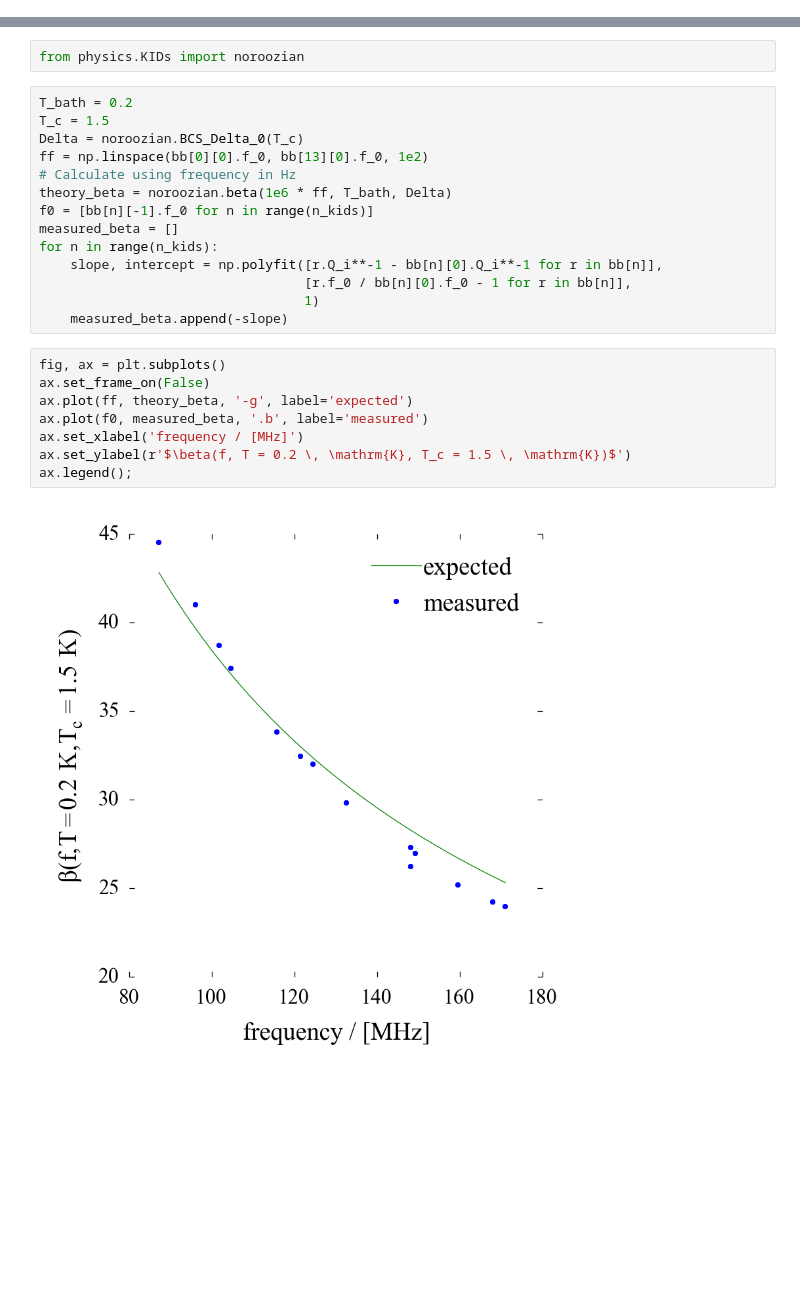
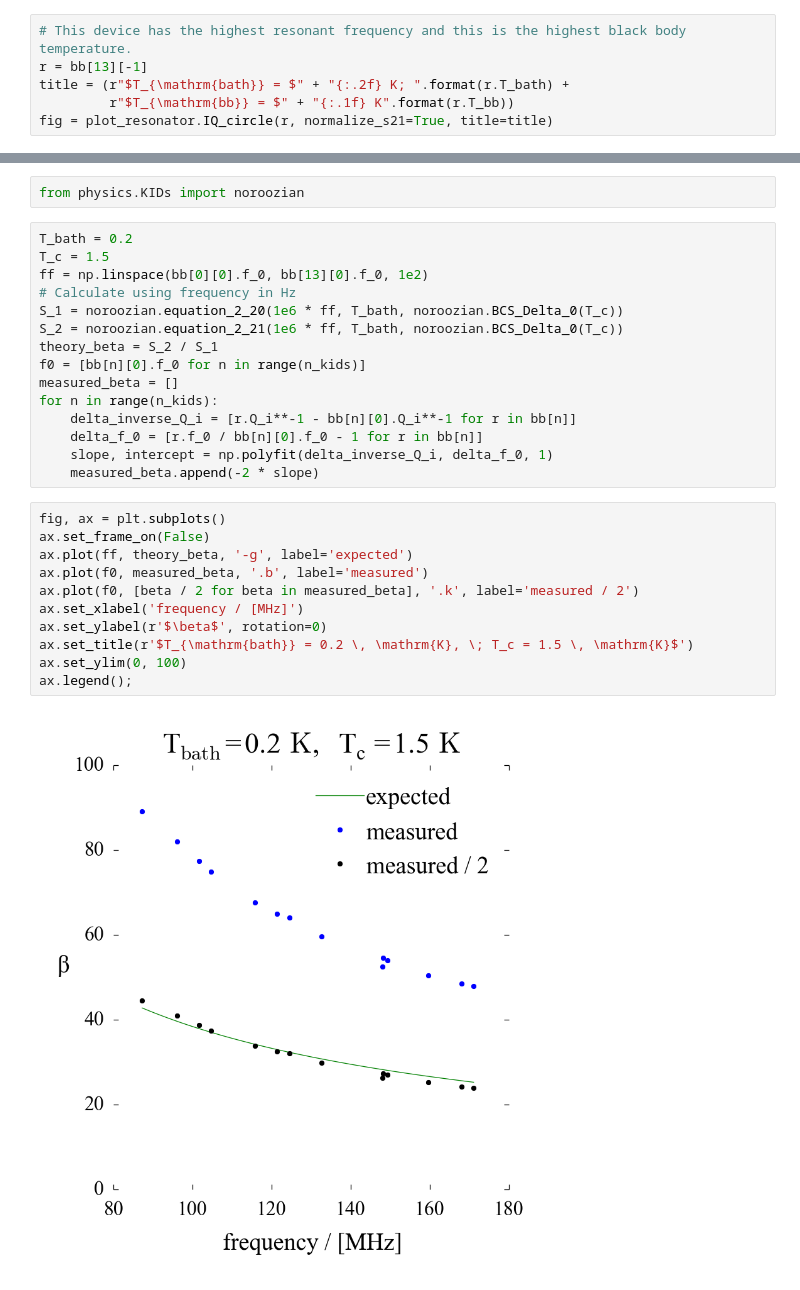
Before and after one commit to danielflanigan/ColumbiaCMB-notebooks, a Jupyter notebook: kids/2014-06-05_JPL_light_data.ipynb, the cells around one changed output, grey strips where cells are left out. Drawn from its saved outputs; the diff is of its cells as text; blank space fills up the shorter version.

```diff
--- a/kids/2014-06-05_JPL_light_data.ipynb
+++ b/kids/2014-06-05_JPL_light_data.ipynb
@@ -22,0 +34,6 @@ n_kids = 14
+# %%
+# This device has the highest resonant frequency and this is the highest black body temperature.
+r = bb[13][-1]
+title = (r"$T_{\mathrm{bath}} = $" + "{:.2f} K; ".format(r.T_bath) +
+         r"$T_{\mathrm{bb}} = $" + "{:.1f} K".format(r.T_bb))
+fig = plot_resonator.IQ_circle(r, normalize_s21=True, title=title)
@@ -215,24 +268,28 @@ from physics.KIDs import noroozian
 # %%
 T_bath = 0.2
 T_c = 1.5
-Delta = noroozian.BCS_Delta_0(T_c)
 ff = np.linspace(bb[0][0].f_0, bb[13][0].f_0, 1e2)
 # Calculate using frequency in Hz
-theory_beta = noroozian.beta(1e6 * ff, T_bath, Delta)
-f0 = [bb[n][-1].f_0 for n in range(n_kids)]
+S_1 = noroozian.equation_2_20(1e6 * ff, T_bath, noroozian.BCS_Delta_0(T_c))
+S_2 = noroozian.equation_2_21(1e6 * ff, T_bath, noroozian.BCS_Delta_0(T_c))
+theory_beta = S_2 / S_1
+f0 = [bb[n][0].f_0 for n in range(n_kids)]
 measured_beta = []
 for n in range(n_kids):
-    slope, intercept = np.polyfit([r.Q_i**-1 - bb[n][0].Q_i**-1 for r in bb[n]],
-                                  [r.f_0 / bb[n][0].f_0 - 1 for r in bb[n]],
-                                  1)
-    measured_beta.append(-slope)
+    delta_inverse_Q_i = [r.Q_i**-1 - bb[n][0].Q_i**-1 for r in bb[n]]
+    delta_f_0 = [r.f_0 / bb[n][0].f_0 - 1 for r in bb[n]]
+    slope, intercept = np.polyfit(delta_inverse_Q_i, delta_f_0, 1)
+    measured_beta.append(-2 * slope)
 # %%
 fig, ax = plt.subplots()
 ax.set_frame_on(False)
 ax.plot(ff, theory_beta, '-g', label='expected')
 ax.plot(f0, measured_beta, '.b', label='measured')
+ax.plot(f0, [beta / 2 for beta in measured_beta], '.k', label='measured / 2')
 ax.set_xlabel('frequency / [MHz]')
-ax.set_ylabel(r'$\beta(f, T = 0.2 \, \mathrm{K}, T_c = 1.5 \, \mathrm{K})$')
+ax.set_ylabel(r'$\beta$', rotation=0)
+ax.set_title(r'$T_{\mathrm{bath}} = 0.2 \, \mathrm{K}, \; T_c = 1.5 \, \mathrm{K}$')
+ax.set_ylim(0, 100)
 ax.legend();
 # %% [output]
-[figure, old version]
+[figure, new version]
```
Also changed, not shown: parts of 11 cells of this notebook.
